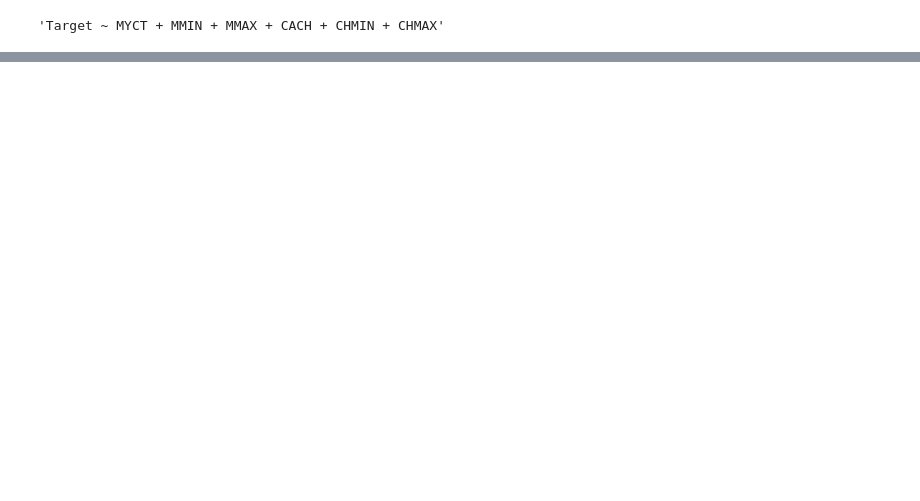
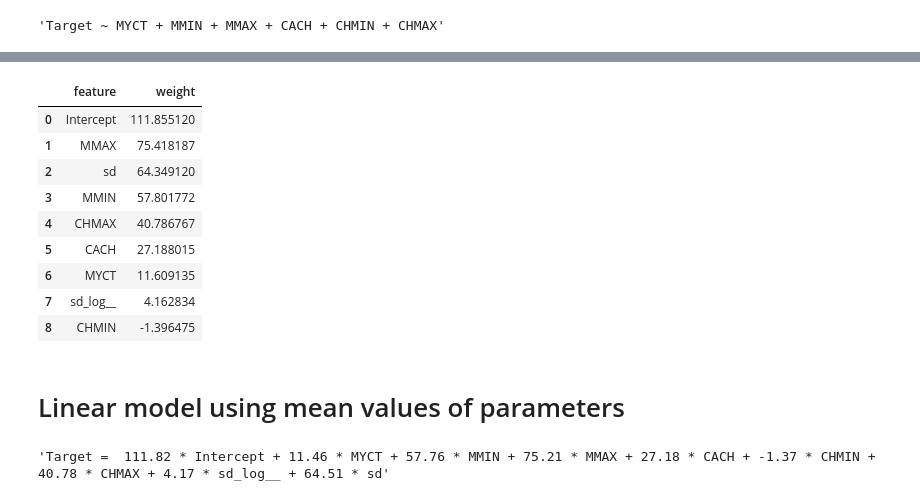
Before and after one commit to vishu160196/Feature-importance, a Jupyter notebook: Feature importance using bayesian linear model.ipynb, the cells around one changed output, grey strips where cells are left out. Saved outputs shown, nothing was run; the diff lists cells and outputs as text; code cells hidden in the pictures; blank space fills up the shorter version.

Commit message:
Update bayesian linear model code

```diff
--- a/Feature importance using bayesian linear model.ipynb
+++ b/Feature importance using bayesian linear model.ipynb
@@ -144,0 +148,7 @@ pm.plot_posterior(normal_trace, figsize = (14, 14), text_size=20);
+# %%
+# Print out the mean variable weight from the trace
+weights=[]
+for variable in normal_trace.varnames:
+    w=np.mean(normal_trace[variable])
+    weights.append((variable, w))
+    print('Variable: {:15} Mean weight in model: {:.4f}'.format(variable, w))
@@ -144,0 +165,23 @@ pm.plot_posterior(normal_trace, figsize = (14, 14), text_size=20);
+# %%
+pd.DataFrame(sorted(weights, key=lambda x:x[1], reverse=True), columns=['feature', 'weight'])
+# %% [output]
+|  | feature | weight |
+| 0 | Intercept | 111.855120 |
+| 1 | MMAX | 75.418187 |
+| 2 | sd | 64.349120 |
+| 3 | MMIN | 57.801772 |
+| 4 | CHMAX | 40.786767 |
+| 5 | CACH | 27.188015 |
+| 6 | MYCT | 11.609135 |
+| 7 | sd_log__ | 4.162834 |
+| 8 | CHMIN | -1.396475 |
+# %% [markdown]
+# Linear model using mean values of parameters
+# %%
+model_formula = 'Target = '
+for variable in normal_trace.varnames:
+    model_formula += ' %0.2f * %s +' % (np.mean(normal_trace[variable]), variable)
+
+' '.join(model_formula.split(' ')[:-1])
+# %% [output]
+'Target =  111.82 * Intercept + 11.46 * MYCT + 57.76 * MMIN + 75.21 * MMAX + 27.18 * CACH + -1.37 * CHMIN + 40.78 * CHMAX + 4.17 * sd_log__ + 64.51 * sd'
```
Also changed, not shown: parts of 10 cells of this notebook.
